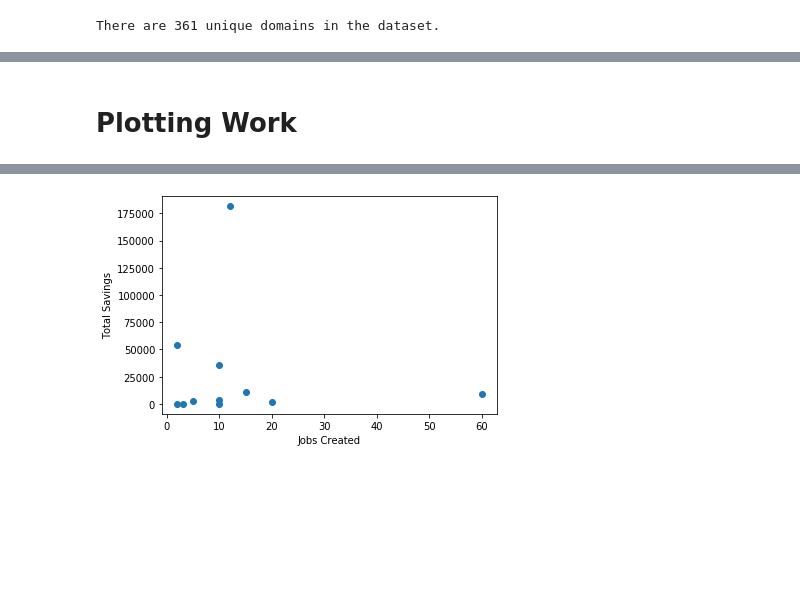
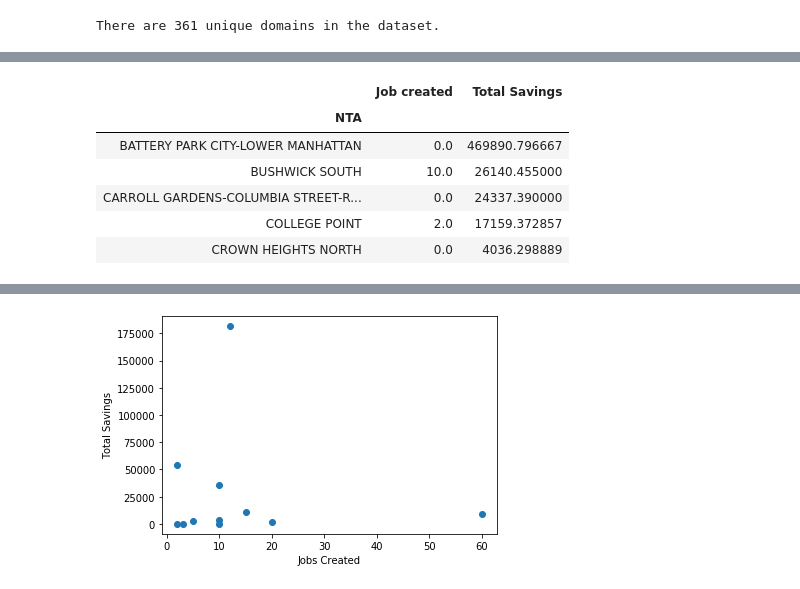
Before and after one commit to AndrewCoogan/binder-framework, a Jupyter notebook: Milestone Problem - Coogan.ipynb, the cells around one changed output, grey strips where cells are left out. Drawn from its saved outputs; the diff is of its cells as text; code cells hidden in the pictures; blank space fills up the shorter version.

```diff
--- a/Milestone Problem - Coogan.ipynb
+++ b/Milestone Problem - Coogan.ipynb
@@ -91,7 +91,3 @@ number_of_unique_domains = len(data['email_domain'].str.upper().unique())
 print(f'There are {number_of_unique_domains-1} unique domains in the dataset.')
 # %% [output]
 There are 361 unique domains in the dataset.
-# %%
-data['NTA_count'] = data.NTA.str.count('-') + 1
-data_moreThan5NTA = data.loc[data['NTA_count'] >= 5]
-data_moreThan5NTA.head()
@@ -110,2 +94,23 @@ output.to_csv('Day 4 Answers.csv', index = False)
-# %% [markdown]
-# Plotting Work
+# %%
+data['NTA'] = data['NTA'].str.upper()
+data['NTA'].str.strip()
+
+nta_of_interest = data['NTA'].value_counts()\
+    .loc[data['NTA'].value_counts() >= 5].index.tolist()
+
+real_output = data.loc[data['NTA'].isin(nta_of_interest)]\
+    .groupby('NTA')\
+    .agg({
+        'Job created' : sum,
+        'Total Savings' : np.mean
+})
+
+real_output.head()
+# %% [output]
+|  | Job created | Total Savings |
+| NTA |  |  |
+| BATTERY PARK CITY-LOWER MANHATTAN | 0.0 | 469890.796667 |
+| BUSHWICK SOUTH | 10.0 | 26140.455000 |
+| CARROLL GARDENS-COLUMBIA STREET-R... | 0.0 | 24337.390000 |
+| COLLEGE POINT | 2.0 | 17159.372857 |
+| CROWN HEIGHTS NORTH | 0.0 | 4036.298889 |
```
Also changed, not shown: parts of 4 cells of this notebook, 2 other files.
